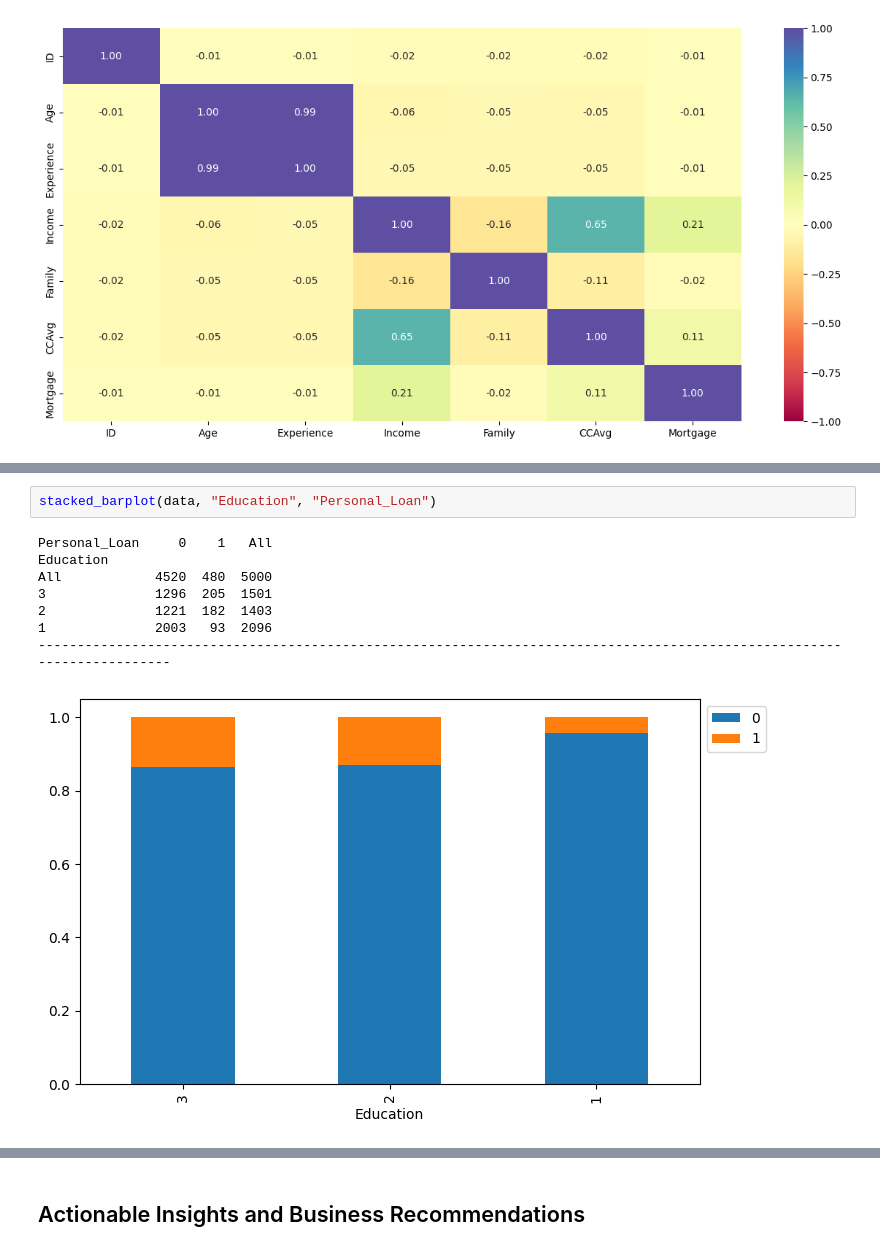
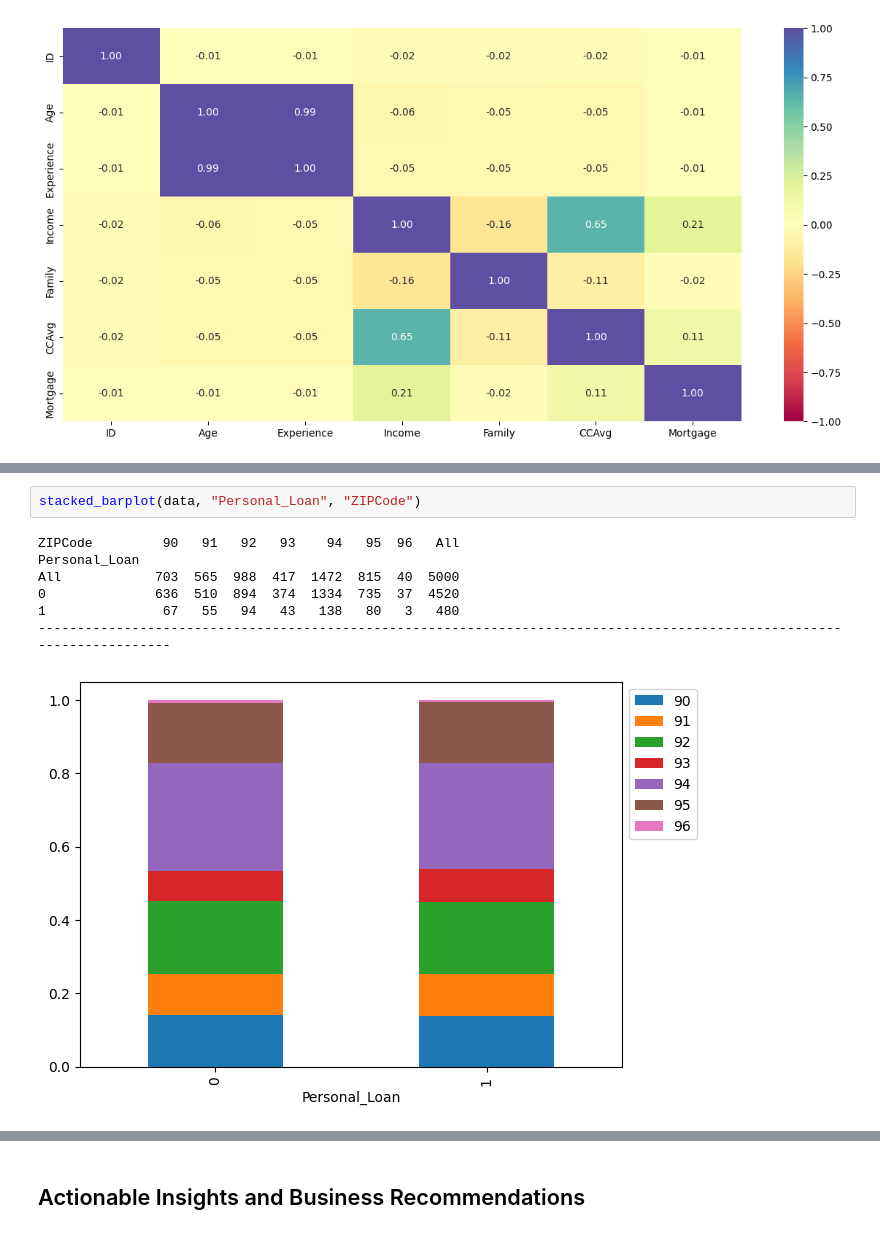
Before and after one commit to cent-softuni/math_project, a Jupyter notebook: AIML_ML_Project_full_code_notebook.ipynb, the cells around one changed output, grey strips where cells are left out. Drawn from its saved outputs; the diff is of its cells as text.

```diff
--- a/AIML_ML_Project_full_code_notebook.ipynb
+++ b/AIML_ML_Project_full_code_notebook.ipynb
@@ -372,11 +391,10 @@ plt.show()
 # %%
-stacked_barplot(data, "Education", "Personal_Loan")
+stacked_barplot(data, "Personal_Loan", "ZIPCode")
 # %% [output]
-Personal_Loan     0    1   All
-Education
-All            4520  480  5000
-3              1296  205  1501
-2              1221  182  1403
-1              2003   93  2096
+ZIPCode         90   91   92   93    94   95  96   All
+Personal_Loan
+All            703  565  988  417  1472  815  40  5000
+0              636  510  894  374  1334  735  37  4520
+1               67   55   94   43   138   80   3   480
 ------------------------------------------------------------------------------------------------------------------------
-[figure, old version]
+[figure, new version]
```
Also changed, not shown: parts of 20 cells of this notebook.
